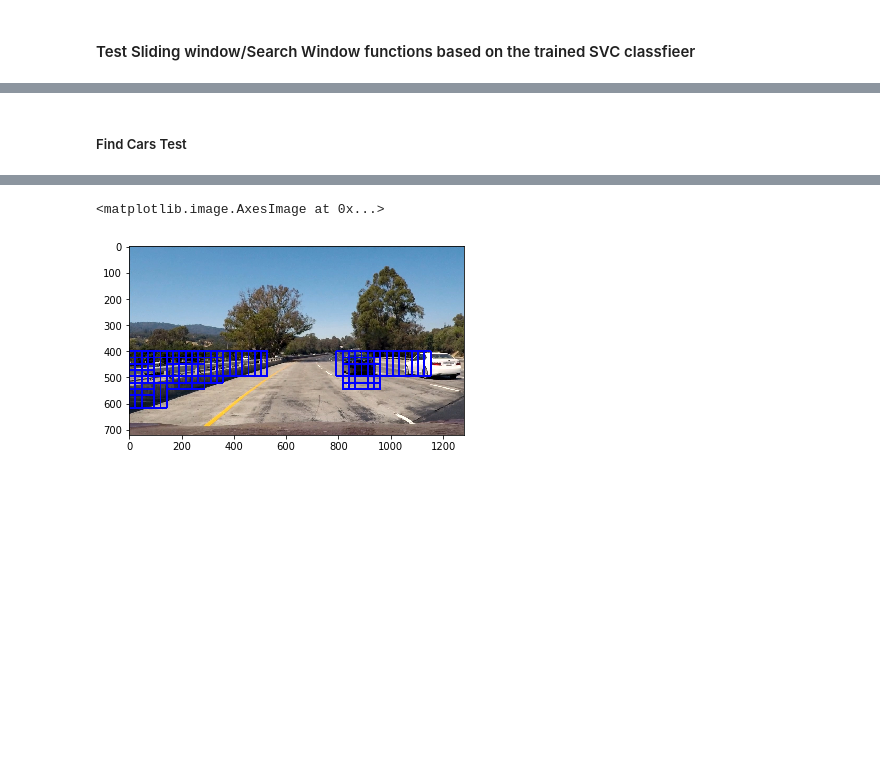
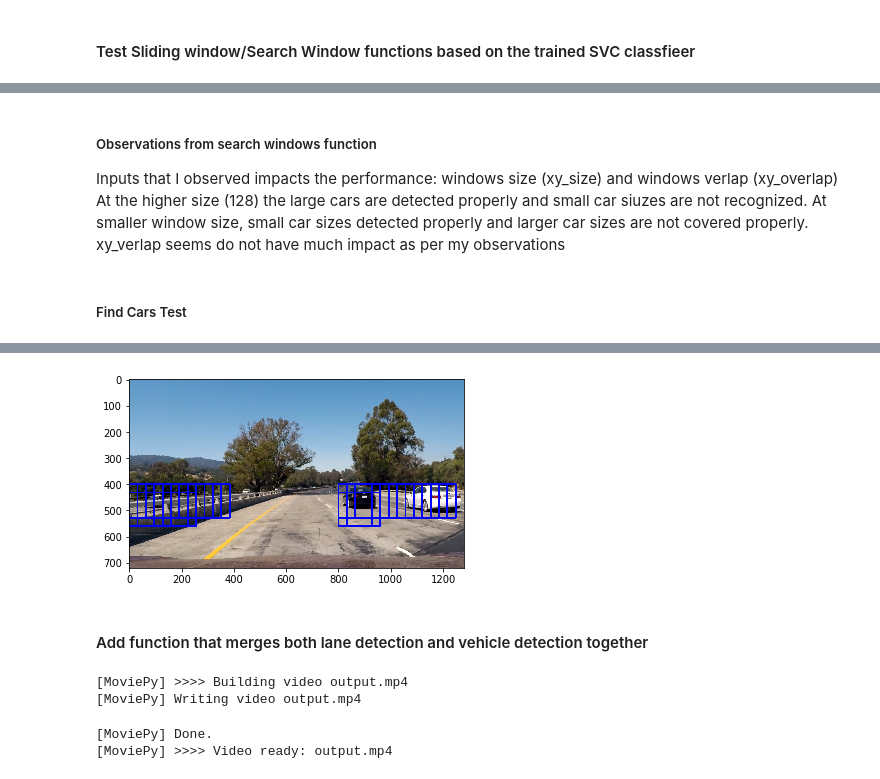
Before and after one commit to rnaidu02/CarND-Vehicle-Detect-Tracking, a Jupyter notebook: Vehicle-Detection-Tracking.ipynb, the cells around one changed output, grey strips where cells are left out. Saved outputs shown, nothing was run; the diff lists cells and outputs as text; code cells hidden in the pictures; blank space fills up the shorter version.

Commit message:
find_cars pipeline is working. need to add heat map and eliminating false positived need to be done.

```diff
--- a/Vehicle-Detection-Tracking.ipynb
+++ b/Vehicle-Detection-Tracking.ipynb
@@ -231,7 +239,7 @@ def color_hist(img, nbins=32):    #bins_range=(0, 256)
     # Return the individual histograms, bin_centers and feature vector
     return hist_features
 # Define a single function that can extract features using hog sub-sampling and make predictions
-def find_cars(img, ystart, ystop, scale, svc, X_scaler, orient, pix_per_cell, cell_per_block, spatial_size, hist_bins):
+def find_cars(img, ystart, ystop, scale, svc, X_scaler, orient, pix_per_cell, cell_per_block, spatial_size, hist_bins, hog_channel=0):
 
     draw_img = np.copy(img)
     img = img.astype(np.float32)/255
@@ -269,10 +277,12 @@ def find_cars(img, ystart, ystop, scale, svc, X_scaler, orient, pix_per_cell, ce
             xpos = xb*cells_per_step
             # Extract HOG for this patch
             hog_feat1 = hog1[ypos:ypos+nblocks_per_window, xpos:xpos+nblocks_per_window].ravel()
-            #hog_feat2 = hog2[ypos:ypos+nblocks_per_window, xpos:xpos+nblocks_per_window].ravel()
-            #hog_feat3 = hog3[ypos:ypos+nblocks_per_window, xpos:xpos+nblocks_per_window].ravel()
-            #hog_features = np.hstack((hog_feat1, hog_feat2, hog_feat3))
-            hog_features = hog_feat1
+            hog_feat2 = hog2[ypos:ypos+nblocks_per_window, xpos:xpos+nblocks_per_window].ravel()
+            hog_feat3 = hog3[ypos:ypos+nblocks_per_window, xpos:xpos+nblocks_per_window].ravel()
+            if hog_channel == 'ALL':
+                hog_features = np.hstack((hog_feat1, hog_feat2, hog_feat3))
+            else:
+                hog_features = hog_feat1
 
             xleft = xpos*pix_per_cell
             ytop = ypos*pix_per_cell
@@ -505,7 +517,7 @@ for image_name in test_images:
     image = image.astype(np.float32)/255
     y_start_stop = [400, 550] # Min and max in y to search in slide_window()
     windows = slide_window(image, x_start_stop=[None, None], y_start_stop=y_start_stop,
-                        xy_window=(96, 96), xy_overlap=(0.5, 0.5))
+                        xy_window=(128, 128), xy_overlap=(0.5, 0.5))
 
     hot_windows = search_windows(image, windows, svc, X_scaler, color_space=color_space,
                             spatial_size=spatial_size, hist_bins=hist_bins,
@@ -525,20 +540,25 @@ ValueError: operands could not be broadcast together with shapes (1,4932) (4736,
+# %% [markdown]
+##### Observations from search windows function
+Inputs that I observed impacts the performance: windows size (xy_size) and windows verlap (xy_overlap)
+At the higher size (128) the large cars are detected properly and small car siuzes are not recognized. At smaller window size, small car sizes detected properly and larger car sizes are not covered properly.
+xy_verlap seems do not have much impact as per my observations
 # %% [markdown]
 ##### Find Cars Test
 # %%
 ##### Testing code for Find Cars
 ystart = 400
 ystop = 656
-scale = 1.5
+scale = 2.0
 
-orient = 8  # HOG orientations
-pix_per_cell = 8 # HOG pixels per cell
-cell_per_block = 2 # HOG cells per block
-hog_channel = 0 # Can be 0, 1, 2, or "ALL"
-spatial_size = (32, 32) # Spatial binning dimensions
-hist_bins = 32    # Number of histogram bins
+#orient = 9  # HOG orientations
+#pix_per_cell = 8 # HOG pixels per cell
+#cell_per_block = 2 # HOG cells per block
+#hog_channel = 0 # Can be 0, 1, 2, or "ALL"
+#spatial_size = (32, 32) # Spatial binning dimensions
+#hist_bins = 32    # Number of histogram bins
 
 img = mpimg.imread('./test_images/test1.jpg')
-out_img = find_cars(img, ystart, ystop, scale, svc, X_scaler, orient, pix_per_cell, cell_per_block, spatial_size, hist_bins)
+out_img = find_cars(img, ystart, ystop, scale, svc, X_scaler, orient, pix_per_cell, cell_per_block, spatial_size, hist_bins, hog_channel)
 
 plt.imshow(out_img)
 # %% [output]
@@ -547,2 +566,3 @@ plt.imshow(out_img)
-<matplotlib.image.AxesImage at 0x...>
-[figure, old version]
+[figure, new version]
+# %% [markdown]
+#### Add function that merges both lane detection and vehicle detection together
@@ -548,0 +575,18 @@ plt.imshow(out_img)
+# %%
+# def process_video(input_video, output_video)
+# Import everything needed to edit/save/watch video clips
+
+from moviepy.editor import VideoFileClip
+from IPython.display import HTML
+def process_video(input_video, output_video):
+
+    clip2 = VideoFileClip(input_video).subclip(0,5)
+    out_clip = clip2.fl_image(merge_laneandvehicle_detect)
+    out_clip.write_videofile(output_video, audio=False)
+
+process_video('project_video.mp4', 'output.mp4')
+# %% [output]
+[MoviePy] >>>> Building video output.mp4
+[MoviePy] Writing video output.mp4
+[MoviePy] Done.
+[MoviePy] >>>> Video ready: output.mp4
```
Also changed, not shown: parts of 6 cells of this notebook.
